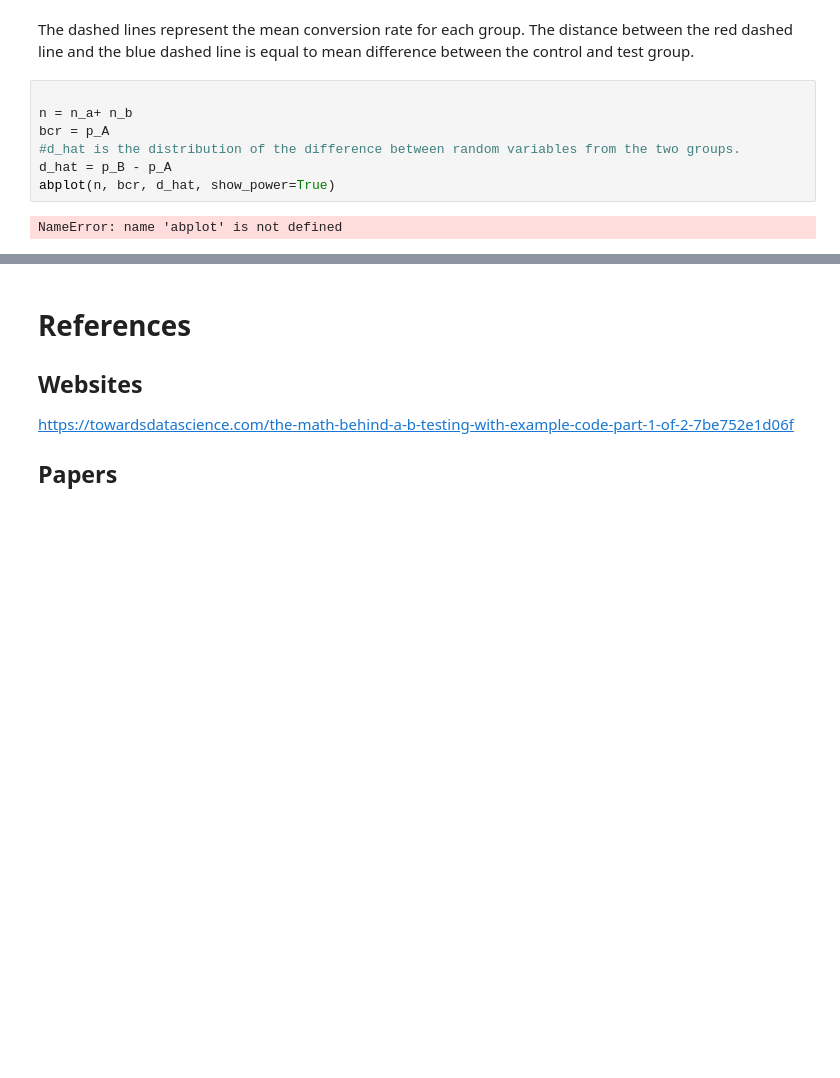
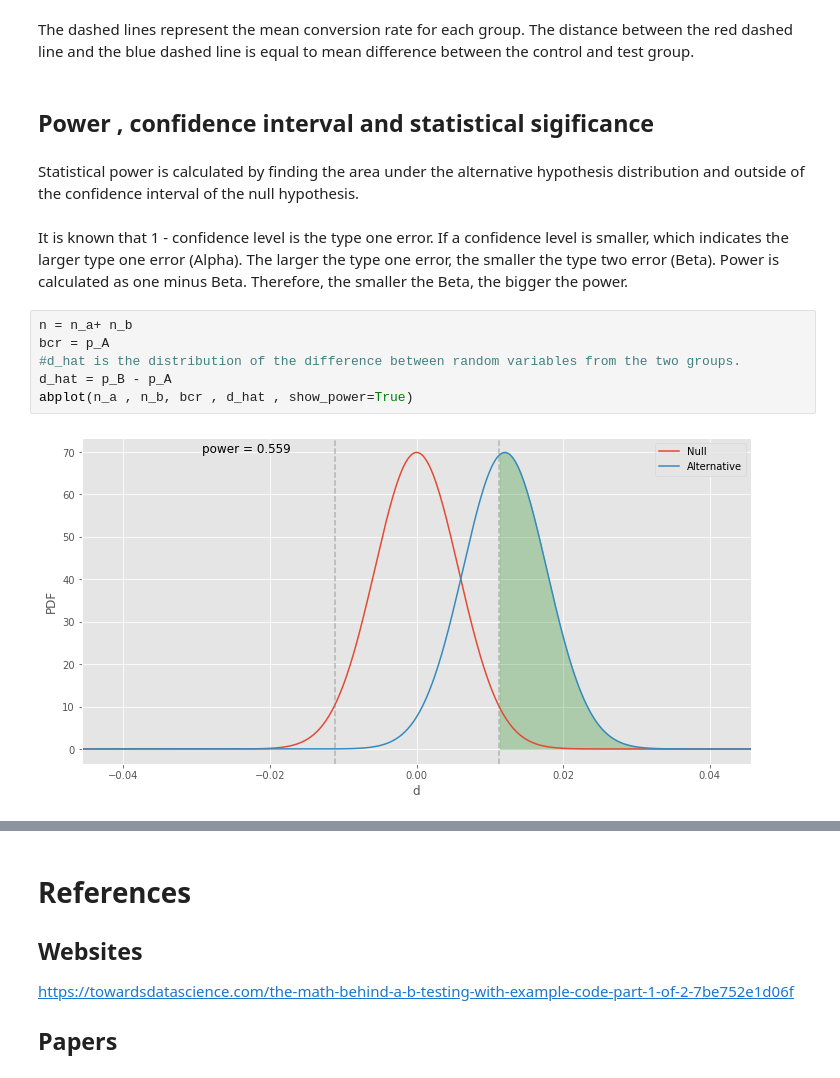
Before and after one commit to WanjohiWanjohi/A-Btesting_SmartAd, a Jupyter notebook: A_B_Testing.ipynb, the cells around one changed output, grey strips where cells are left out. Drawn from its saved outputs; the diff is of its cells as text; blank space fills up the shorter version.

```diff
--- a/A_B_Testing.ipynb
+++ b/A_B_Testing.ipynb
@@ -163,11 +164,17 @@ Text(0.5, 1.0, 'Control (red) and test (blue) groups as normal distributions for
 # %% [markdown]
 The dashed lines represent the mean conversion rate for each group. The distance between the red dashed line and the blue dashed line is equal to mean difference between the control and test group.
+# %% [markdown]
+##  Power , confidence interval and statistical sigificance
+# %% [markdown]
+ Statistical power is calculated by finding the area under the alternative hypothesis distribution and outside of the confidence interval of the null hypothesis.
+# %% [markdown]
+It is known that 1 - confidence level is the type one error.
+If a confidence level is smaller, which indicates the larger type one error (Alpha). The larger the type one error, the smaller the type two error (Beta). Power is calculated as one minus Beta. Therefore, the smaller the Beta, the bigger the power.
 # %%
-
 n = n_a+ n_b
 bcr = p_A
 #d_hat is the distribution of the difference between random variables from the two groups.
 d_hat = p_B - p_A
-abplot(n, bcr, d_hat, show_power=True)
+abplot(n_a , n_b, bcr , d_hat , show_power=True)
 # %% [output]
-NameError: name 'abplot' is not defined
+[figure, added]
```
Also changed, not shown: parts of 15 cells of this notebook, 3 other files.
